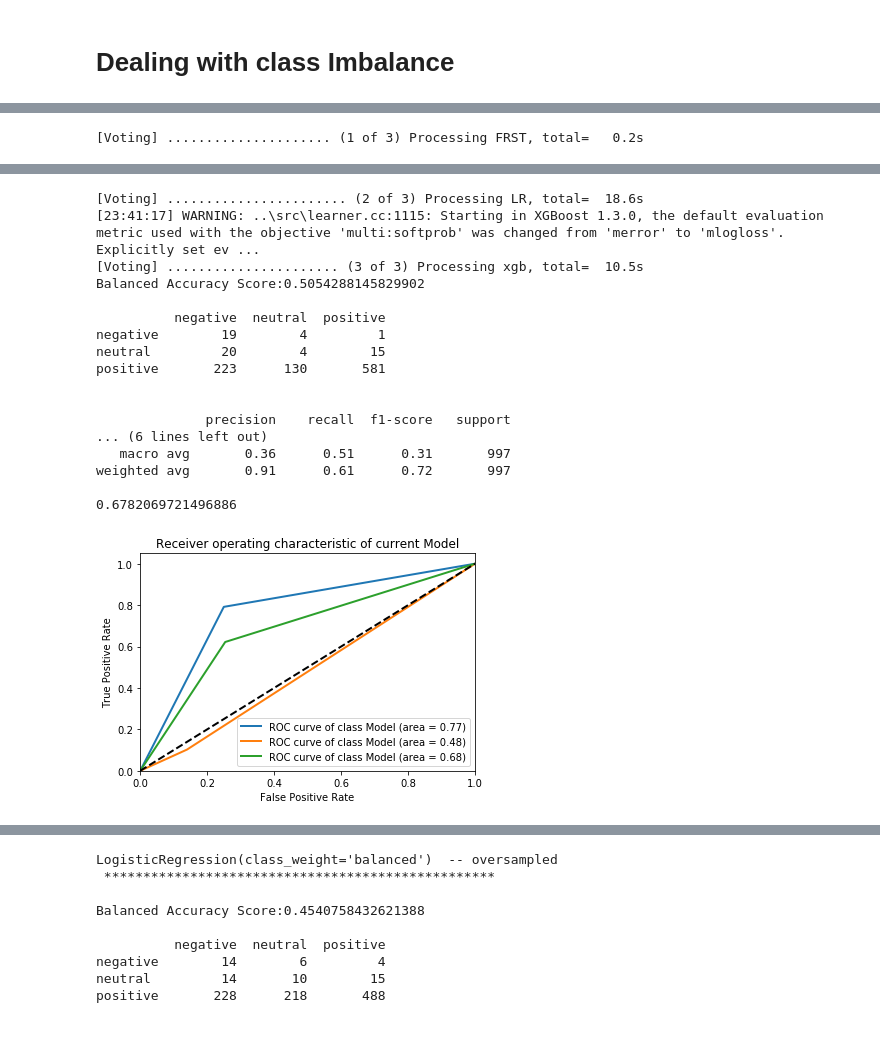
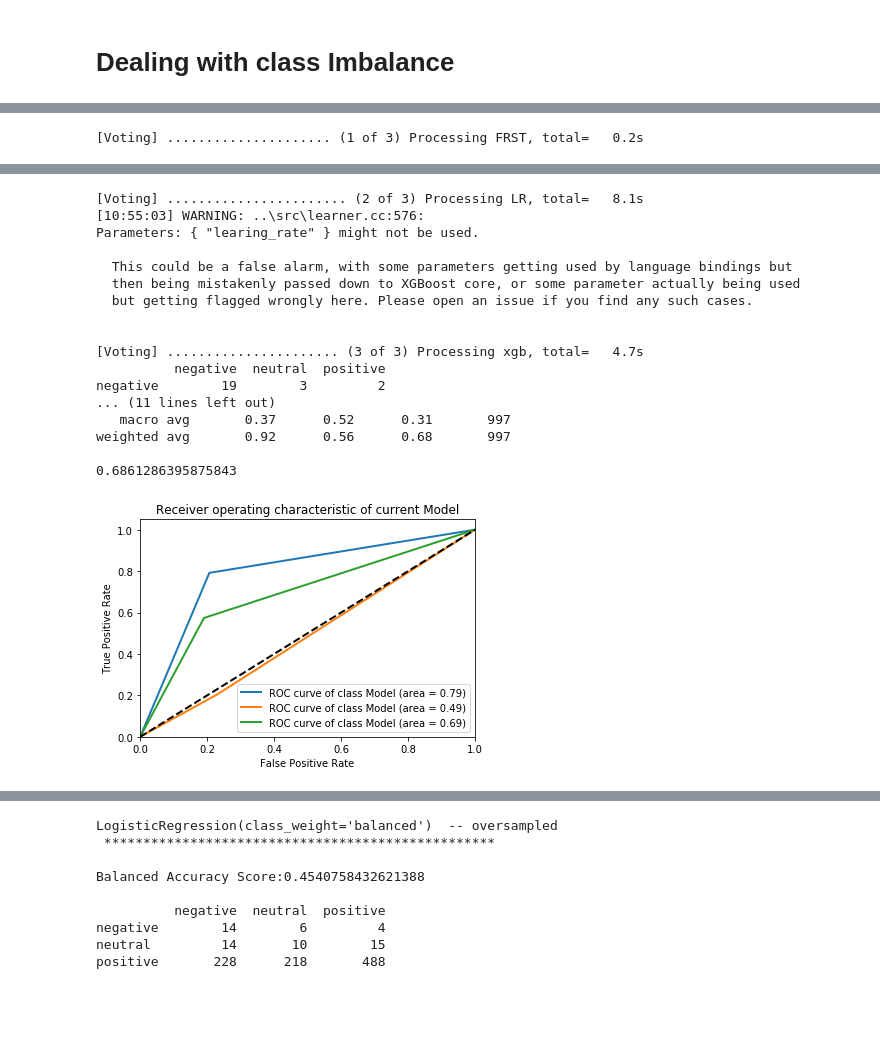
Before and after one commit to gendath/AI-Capstone-Project, a Jupyter notebook: E-Commerce/AI CAPSTONE ECOMMERCE.ipynb, the cells around one changed output, grey strips where cells are left out. Cells and saved outputs as stored; diff of their text form; code cells hidden in the pictures.

```diff
--- a/E-Commerce/AI CAPSTONE ECOMMERCE.ipynb
+++ b/E-Commerce/AI CAPSTONE ECOMMERCE.ipynb
@@ -458,7 +440,7 @@ steps = [('u', undersample),
              ("LR",LogisticRegression(C=30, class_weight='balanced', solver='sag',
                          multi_class='multinomial', random_state=40,
                          verbose=1, max_iter=1000, n_jobs=4)),
-                         ("xgb", XGBClassifier(n_estimators=1000,max_depth=6))
+                         ("xgb", XGBClassifier(n_estimators=1000,max_depth=6, eval_metric=["auc","error"], learing_rate=.001))
              ],verbose=True))]
 
 pipeline = Pipeline(steps=steps)
@@ -475,21 +457,21 @@ show_metrics(y_test,preds)
-[Voting] ....................... (2 of 3) Processing LR, total=  18.6s
-[23:41:17] WARNING: ..\src\learner.cc:1115: Starting in XGBoost 1.3.0, the default evaluation metric used with the objective 'multi:softprob' was changed from 'merror' to 'mlogloss'. Explicitly set ev ...
-[Voting] ...................... (3 of 3) Processing xgb, total=  10.5s
-Balanced Accuracy Score:0.5054288145829902
+[Voting] ....................... (2 of 3) Processing LR, total=   8.1s
+[10:55:03] WARNING: ..\src\learner.cc:576:
+Parameters: { "learing_rate" } might not be used.
 
-          negative  neutral  positive
-negative        19        4         1
-neutral         20        4        15
-positive       223      130       581
+  This could be a false alarm, with some parameters getting used by language bindings but
+  then being mistakenly passed down to XGBoost core, or some parameter actually being used
+  but getting flagged wrongly here. Please open an issue if you find any such cases.
 
 
-              precision    recall  f1-score   support
-... (6 lines left out)
-   macro avg       0.36      0.51      0.31       997
-weighted avg       0.91      0.61      0.72       997
+[Voting] ...................... (3 of 3) Processing xgb, total=   4.7s
+          negative  neutral  positive
+negative        19        3         2
+... (11 lines left out)
+   macro avg       0.37      0.52      0.31       997
+weighted avg       0.92      0.56      0.68       997
 
-0.6782069721496886
+0.6861286395875843
-[figure, old version]
+[figure, new version]
 # %%
 models=[
         LogisticRegression(class_weight='balanced'),
```
Also changed, not shown: parts of 23 cells of this notebook, 1 other file.
